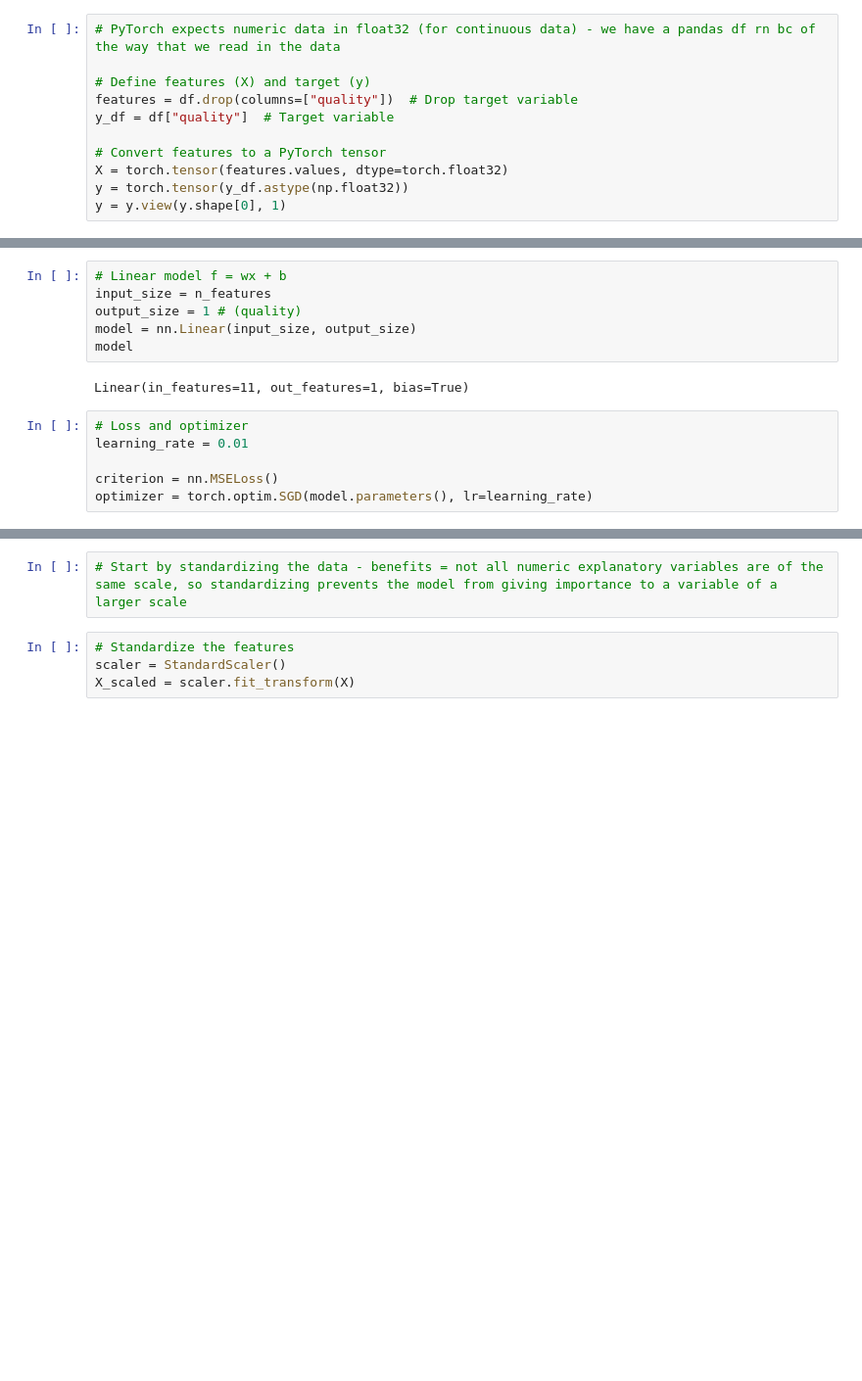
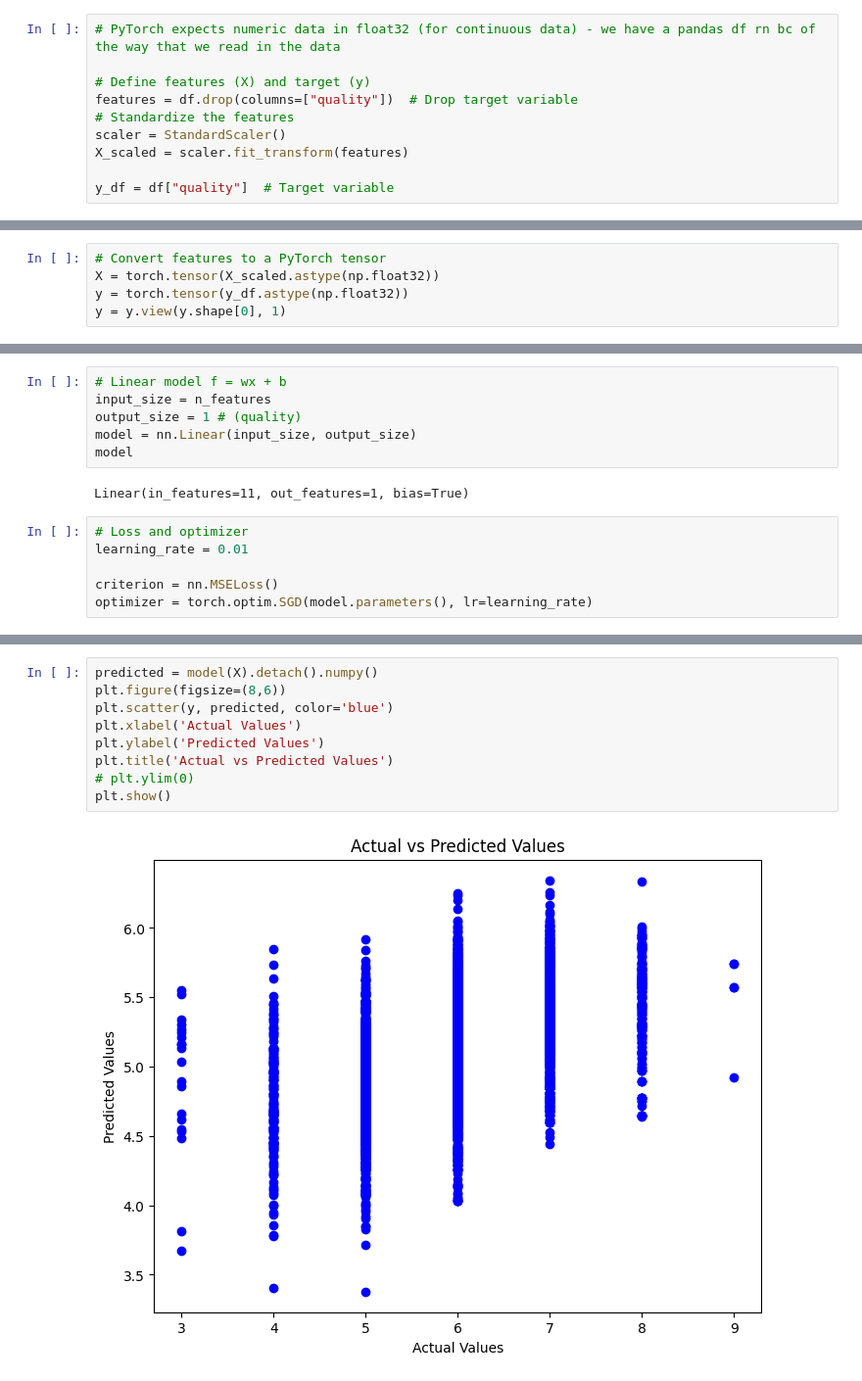
Before and after one commit to eleshuk/machine_learning, a Jupyter notebook: eleshuk_assignment1.ipynb, the cells around one changed output, grey strips where cells are left out. Shown: that part at 98% size. Drawn from its saved outputs; the diff is of its cells as text; blank space fills up the shorter version.

```diff
--- a/eleshuk_assignment1.ipynb
+++ b/eleshuk_assignment1.ipynb
@@ -44,9 +47,8 @@ predict the response variable "quality" given the available explanatory variable
 
 # Define features (X) and target (y)
 features = df.drop(columns=["quality"])  # Drop target variable
+# Standardize the features
+scaler = StandardScaler()
+X_scaled = scaler.fit_transform(features)
+
 y_df = df["quality"]  # Target variable
-
-# Convert features to a PyTorch tensor
-X = torch.tensor(features.values, dtype=torch.float32)
-y = torch.tensor(y_df.astype(np.float32))
-y = y.view(y.shape[0], 1)
@@ -61,3 +55,8 @@ tensor([[6.],
+# %%
+# Convert features to a PyTorch tensor
+X = torch.tensor(X_scaled.astype(np.float32))
+y = torch.tensor(y_df.astype(np.float32))
+y = y.view(y.shape[0], 1)
 # %%
 # Samples - samples within the dataset
 # Features - 11
@@ -146,6 +111,11 @@ KeyboardInterrupt:
-# %%
-# Start by standardizing the data - benefits = not all numeric explanatory variables are of the same scale, so standardizing prevents the model from giving importance to a variable of a larger scale
-# %%
-# Standardize the features
-scaler = StandardScaler()
-X_scaled = scaler.fit_transform(X)
+# %%
+predicted = model(X).detach().numpy()
+plt.figure(figsize=(8,6))
+plt.scatter(y, predicted, color='blue')
+plt.xlabel('Actual Values')
+plt.ylabel('Predicted Values')
+plt.title('Actual vs Predicted Values')
+# plt.ylim(0)
+plt.show()
+# %% [output]
+[figure, added]
```
Also changed, not shown: parts of 7 cells of this notebook.
